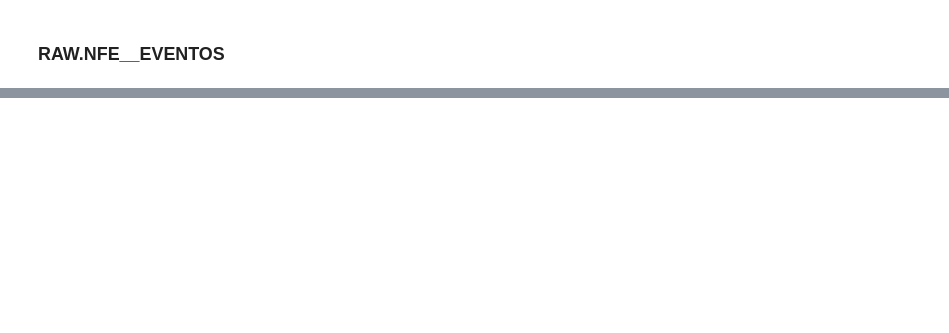
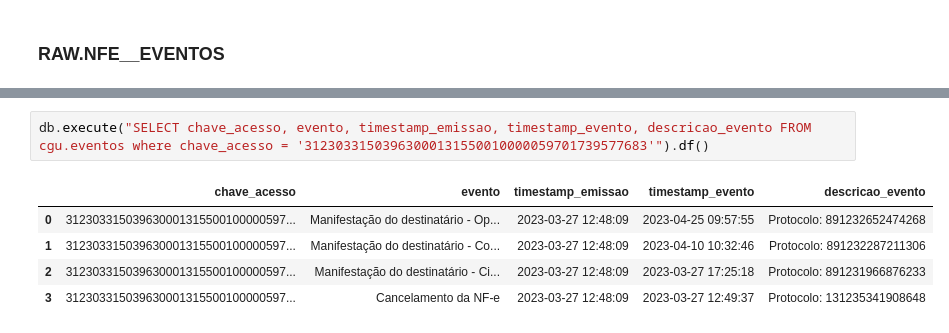
Before and after one commit to fredguth/mgi-mira-pipelines, a Jupyter notebook: nbs/compras_governo_nfe.ipynb, the cells around one changed output, grey strips where cells are left out. Cells and saved outputs as stored; diff of their text form; blank space fills up the shorter version.

```diff
--- a/nbs/compras_governo_nfe.ipynb
+++ b/nbs/compras_governo_nfe.ipynb
@@ -568,0 +1024,8 @@ db.execute("SELECT * FROM cgu.eventos where emitente = '29369516000351'").df()
+# %%
+db.execute("SELECT chave_acesso, evento, timestamp_emissao, timestamp_evento, descricao_evento FROM cgu.eventos where chave_acesso = '31230331503963000131550010000059701739577683'").df()
+# %% [output]
+|  | chave_acesso | evento | timestamp_emissao | timestamp_evento | descricao_evento |
+| 0 | 312303315039630001315500100000597... | Manifestação do destinatário - Op... | 2023-03-27 12:48:09 | 2023-04-25 09:57:55 | Protocolo: 891232652474268 |
+| 1 | 312303315039630001315500100000597... | Manifestação do destinatário - Co... | 2023-03-27 12:48:09 | 2023-04-10 10:32:46 | Protocolo: 891232287211306 |
+| 2 | 312303315039630001315500100000597... | Manifestação do destinatário - Ci... | 2023-03-27 12:48:09 | 2023-03-27 17:25:18 | Protocolo: 891231966876233 |
+| 3 | 312303315039630001315500100000597... | Cancelamento da NF-e | 2023-03-27 12:48:09 | 2023-03-27 12:49:37 | Protocolo: 131235341908648 |
```
Also changed, not shown: parts of 79 cells of this notebook, 7 other files.
